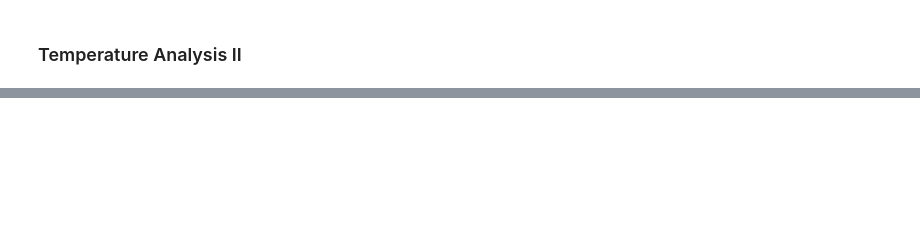
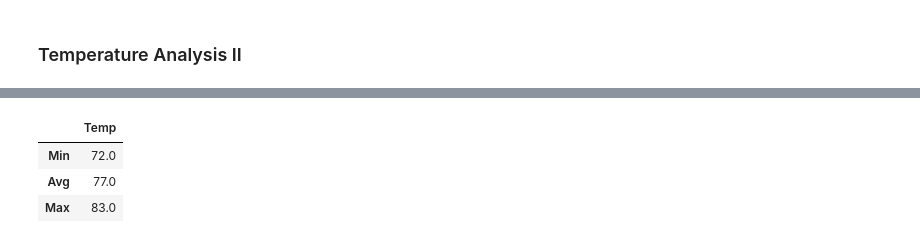
Before and after one commit to alplky/sqlalchemy-challenge, a Jupyter notebook: bonus_temp_analysis.ipynb, the cells around one changed output, grey strips where cells are left out. Cells and saved outputs as stored; diff of their text form; code cells hidden in the pictures; blank space fills up the shorter version.

```diff
--- a/bonus_temp_analysis.ipynb
+++ b/bonus_temp_analysis.ipynb
@@ -163,0 +183,15 @@ Ttest_indResult(statistic=31.60372399000329, pvalue=3.9025129038616655e-191)
+# %%
+# convert to dataframe for plotting
+
+keys = ["Min", "Avg", "Max"]
+
+dict_temps = {keys[i]: trip_temps[i] for i in range(len(trip_temps))}
+
+temp_df = pd.DataFrame.from_dict(dict_temps, orient="index", columns=["Temp"])
+
+temp_df
+# %% [output]
+|  | Temp |
+| Min | 72.0 |
+| Avg | 77.0 |
+| Max | 83.0 |
```
Also changed, not shown: parts of 17 cells of this notebook.
